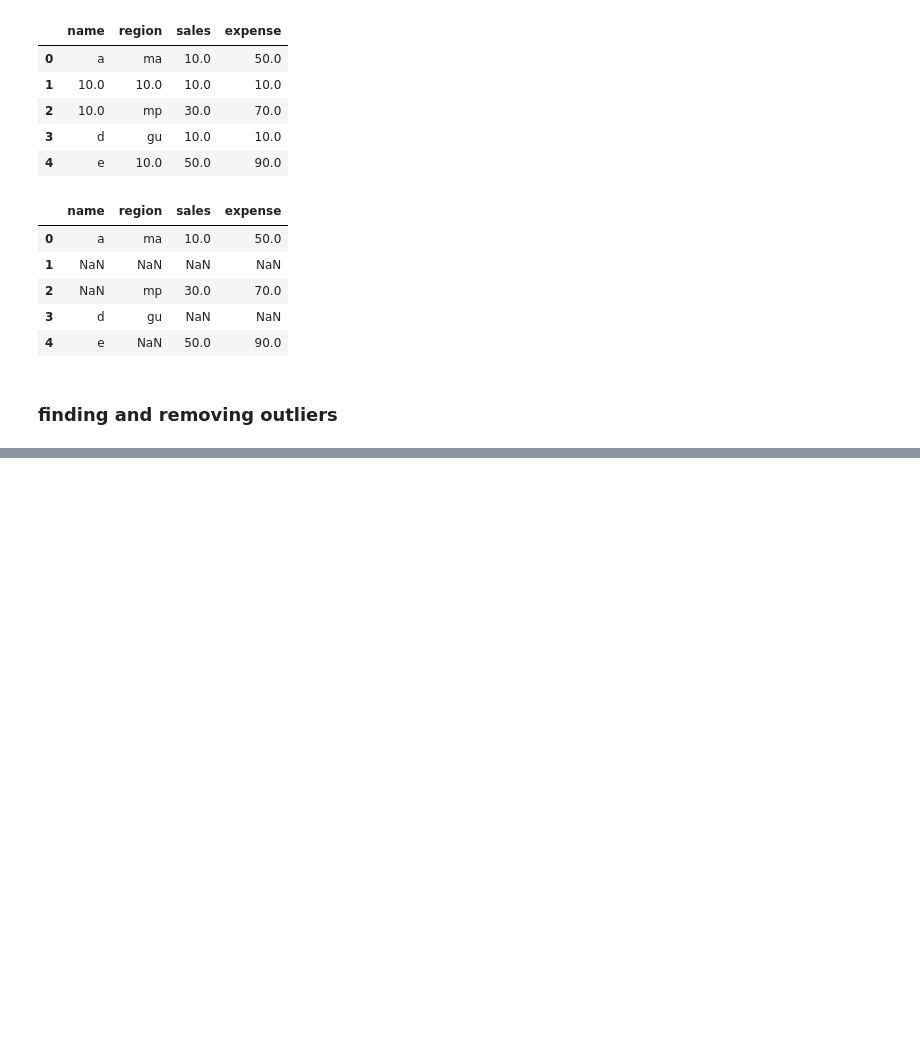
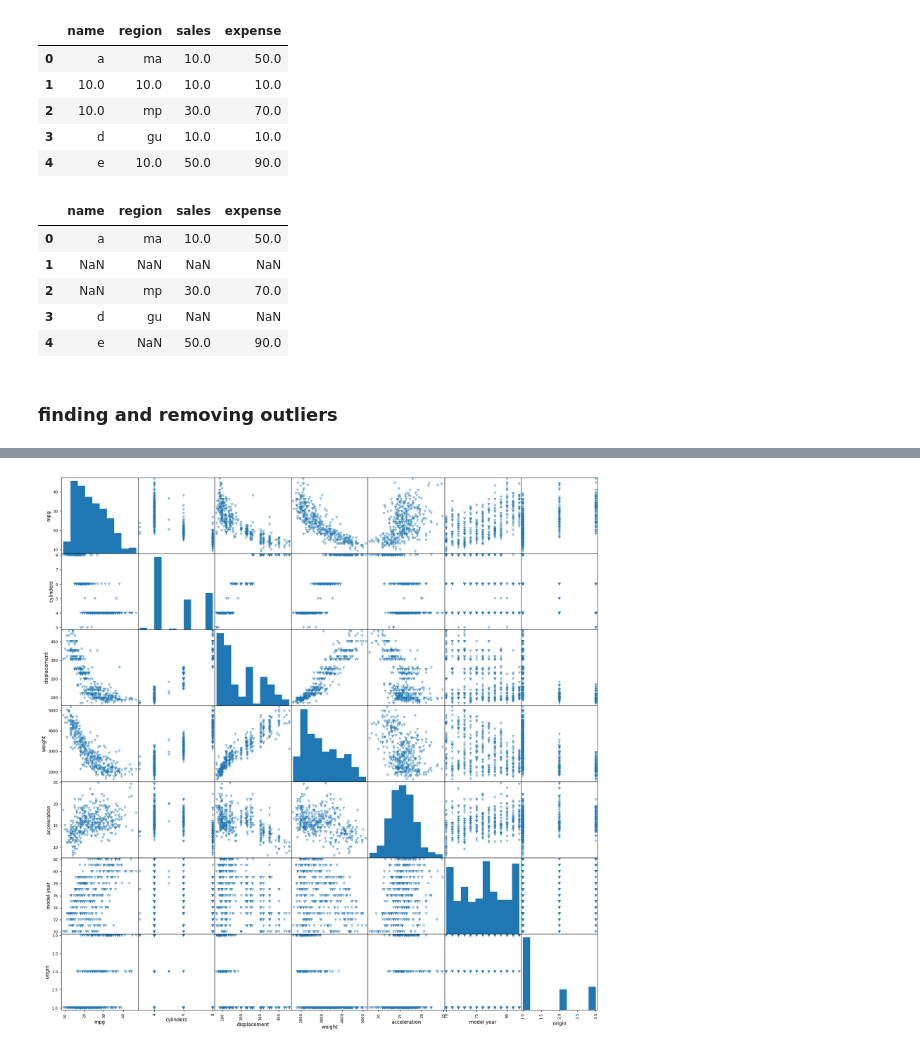
Before and after one commit to happypatel15/python2, a Jupyter notebook: codes/pandas.ipynb, the cells around one changed output, grey strips where cells are left out. Cells and saved outputs as stored; diff of their text form; code cells hidden in the pictures; blank space fills up the shorter version.

```diff
--- a/codes/pandas.ipynb
+++ b/codes/pandas.ipynb
@@ -404,0 +508,6 @@ sales_data.fillna(sales_data['sales'].mode())
+# %%
+import matplotlib.pyplot as plt
+pd.plotting.scatter_matrix(datasets,figsize=[20,20],marker='v',alpha=0.5)
+plt.show()
+# %% [output]
+[figure, added]
```
Also changed, not shown: parts of 13 cells of this notebook.
